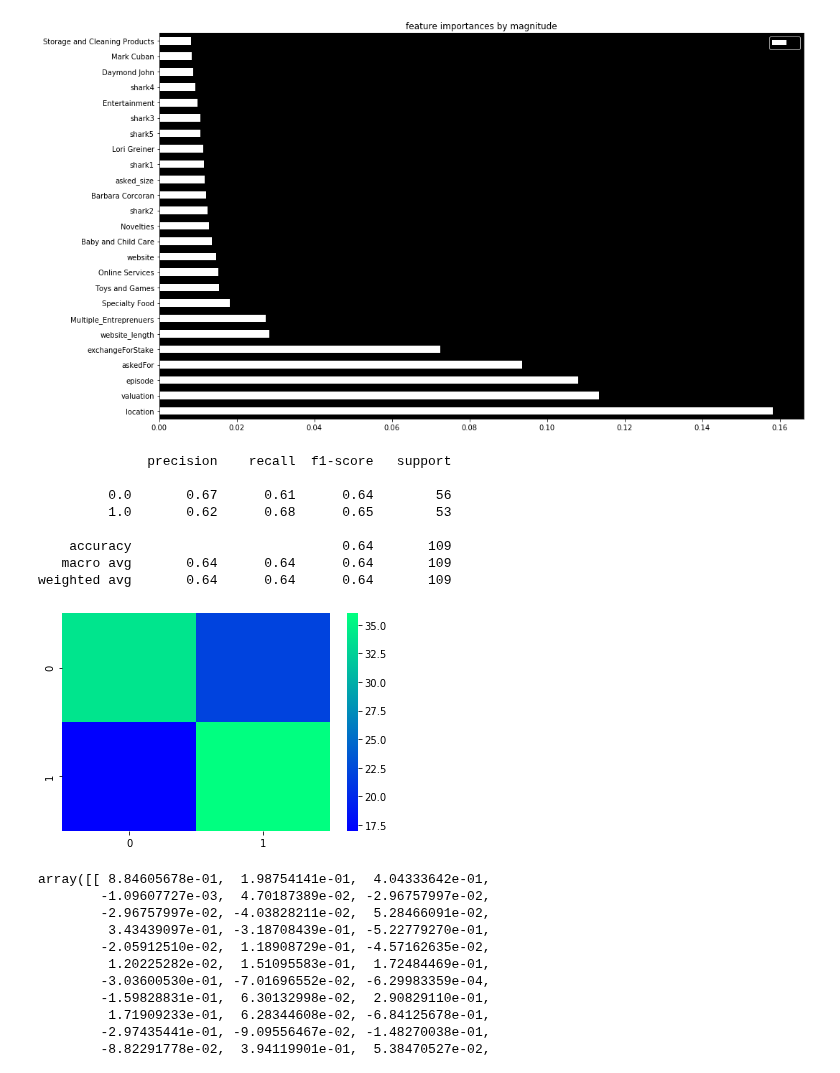
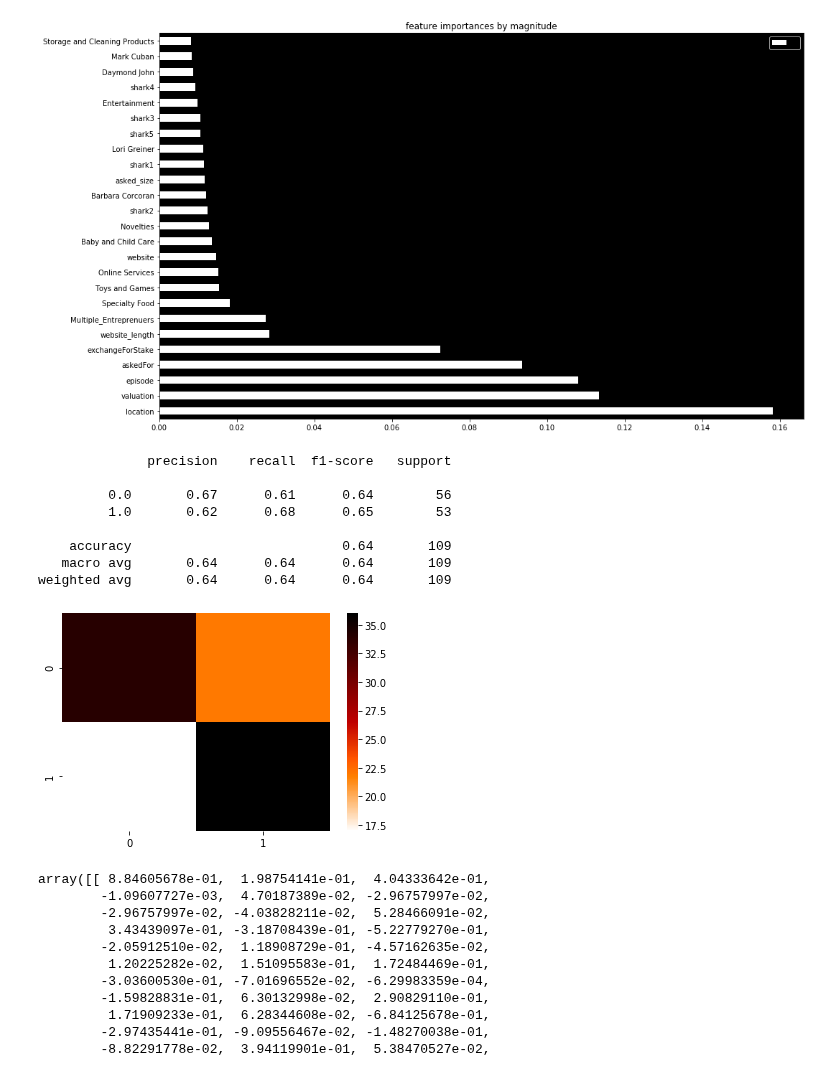
Before and after one commit to ArielJosephCohen/shark_tank, a Jupyter notebook: first_model.ipynb, the cells around one changed output. Saved outputs shown, nothing was run; the diff lists cells and outputs as text; code cells hidden in the pictures.

```diff
--- a/first_model.ipynb
+++ b/first_model.ipynb
@@ -633,6 +633,8 @@ sharks_df
 433 rows × 18 columns
 # %%
 #sharks_df.to_csv('sharks_to_clean.csv')
+# %%
+sharks_df=pd.read_csv('sharks_to_clean.csv')
 # %%
 # accounting for repeated sharks
 sharks_df['Barbara Corcoran']=sharks_df['Barbara Corcoran.1']+sharks_df['Barbara Corcoran']
@@ -896,11 +898,11 @@ for col in X_ma.columns:
 X_train, X_test, y_train, y_test = train_test_split(X_ss,y,random_state=14,test_size=0.25)
 # %%
 # function to create and evaluate model
-def classification_model(mod):
+def classification_model(mod,pal):
     model=mod
     model.fit(X_train,y_train)
     pred=mod.predict(X_test)
-    sns.heatmap(confusion_matrix(y_test,pred),cmap='winter')
+    sns.heatmap(confusion_matrix(y_test,pred),cmap=pal)
     print(classification_report(y_test,pred))
 # %%
 # import and instantiate classification models
@@ -947,17 +949,17 @@ with sns.axes_style({'axes.facecolor':'black'}):
 [figure]
 # %%
 # trying logistic regression
-classification_model(logreg)
+classification_model(logreg,'gist_heat_r')
 # %% [output]
               precision    recall  f1-score   support
 
          0.0       0.67      0.61      0.64        56
          1.0       0.62      0.68      0.65        53
 
     accuracy                           0.64       109
    macro avg       0.64      0.64      0.64       109
 weighted avg       0.64      0.64      0.64       109
-[figure, old version]
+[figure, new version]
 # %%
 # logistic regression coefficients
 logreg.coef_
```
Also changed, not shown: parts of 6 cells of this notebook.
